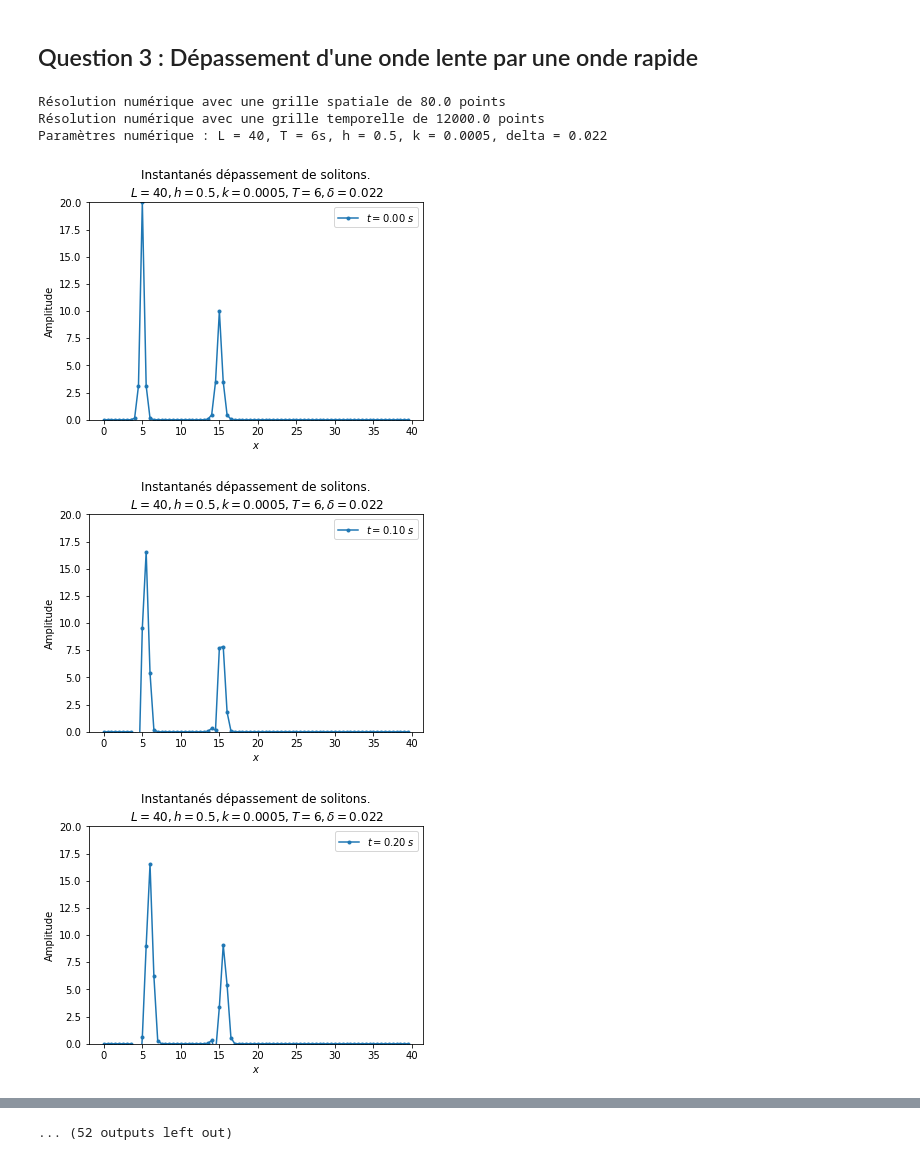
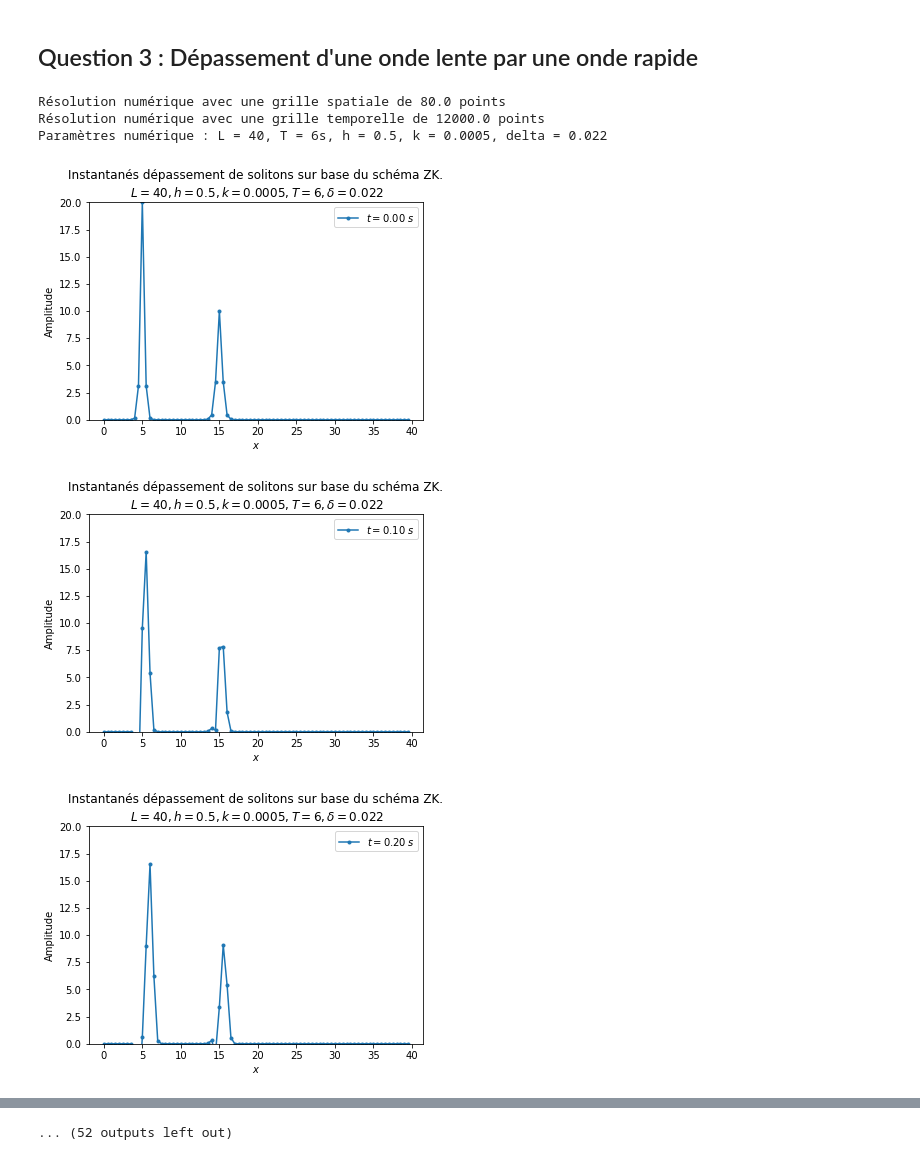
Before and after one commit to AmauryLaridon/LPHYS1303-Projet1, a Jupyter notebook: Notebook.ipynb, the cells around one changed output, grey strips where cells are left out. Saved outputs shown, nothing was run; the diff lists cells and outputs as text; code cells hidden in the pictures.

```diff
--- a/Notebook.ipynb
+++ b/Notebook.ipynb
@@ -15,18 +15,20 @@ from scipy.stats import hypsecant
 ### Stabilité du schéma Upwind : Calcul de $|\kappa|^2$
 # %%
 def k(alpha, beta):
+    """Calcul du facteur d'amplifcation du schéma Upwind"""
     rh = np.arange(0,4*pi, 0.05)
     kap = [(1+2*alpha*(sin(x/2)**2))**2 + (sin(x)**2)*(alpha - 4*beta*(sin(x/2)**2))**2 for x in rh]
     return max(kap)
 
-al = np.arange(-1.1,0.1, 0.05)
-be = np.arange(-0.7,0.3, 0.05)
+al = np.arange(-1.1,0.1, 0.05) #Paramètres numériques alpha
+be = np.arange(-0.7,0.3, 0.05) #Paramètre numériques beta
 
 kappa = [[k(a,b) for a in al] for b in be]
 
 [aa,bb]=np.meshgrid(al,be)
 levels = np.arange(0,6,0.5)
 plt.contourf(aa,bb, np.array(kappa), levels)
+plt.title('Module carré du facteur d\'amplification $\kappa$ en fonction des paramètres numériques.')
 plt.xlabel("alpha")
 plt.ylabel("beta")
 plt.colorbar()
@@ -39,8 +41,9 @@ for i,ka in enumerate(kappa) :
         else:
             kappa[i][j] = 0
 
-levels = [0,1,1001]
+levels = [0,1,1000] #Échelle choisie de telle sorte qu'elle met en avant le domaine de stabilité.
 plt.contourf(aa,bb, np.array(kappa), levels)
+plt.title('Module carré du facteur d\'amplification $\kappa$ en fonction des paramètres numériques.')
 plt.xlabel("alpha")
 plt.ylabel("beta")
 plt.colorbar()
@@ -213,17 +210,34 @@ from matplotlib.pyplot import cm
 
 
 def onde1(x):
+    """Fonction de condition initiale gaussienne"""
     return (1/sqrt(2*np.pi*0.01)) * exp(-50*(x-1)**2)
 
 def onde2(x):
     return (1/sqrt(2*np.pi*0.4)) * exp(-1.25*(x-5)**2)
 
 def u0(x):
+    """Fonction de condition initiale comme superposition deux ondes"""
     return onde1(x) + onde2(x)
+
+def soliton1(x,c,a):
+    """Fonction de condition initiale comme solution analytique d'un soliton."""
+    return 0.5*c*(pi*hypsecant.pdf((x-a)*sqrt(c)/2))**2
+
+def soliton2(x,c,a):
+    return 0.5*c*(pi*hypsecant.pdf((x-a)*sqrt(c)/2))**2
+
+def solit(c1,a1,c2,a2):
+    """Fonction de condition initiale comme superposition deux solitons"""
+    def sol_(x):
+        return soliton1(x,c1,a1) + soliton2(x,c2,a2)
+    return sol_
+
 
 delta = 0.022
 
 def time_ev(u_0, t_f, k, x_f, h):
+    """Résolution numérique de l'équation de KdV sur base du schéma de Zabusky-Krustal"""
     x_0 = 0
     L = x_f- x_0
     N = L/h
@@ -255,10 +269,9 @@ def time_ev(u_0, t_f, k, x_f, h):
     n = np.zeros(np.shape(t_span)[0])
     for t in t_span:
         n = [int(t/k)]
-        #for j in range(np.shape(t_span)[0]):
         if n[0] < len(U):
             plt.plot(x_range, U[n[0]], label = "$t={:2.2f}\; s$".format(t), marker ='.')
-            plt.title('Instantanés dépassement de solitons.\n $L = {}, h = {}, k = {}, T = {}, \delta = {}$'.format(x_f, h, k, t_f, delta))
+            plt.title('Instantanés dépassement de solitons sur base du schéma ZK.\n $L = {}, h = {}, k = {}, T = {}, \delta = {}$'.format(x_f, h, k, t_f, delta))
             plt.xlabel('$x$')
             plt.ylabel('Amplitude')
             plt.ylim([0,20])
@@ -266,13 +279,14 @@ def time_ev(u_0, t_f, k, x_f, h):
             plt.show(block=False)
             plt.pause(0.05)
             plt.clf()
+    plt.close()
     #Plot d'Instantanés
     t_span = [0, 0.1, 3, 5]
     n = np.zeros(np.shape(t_span)[0])
     n = [int(t_span[i]/k) for i in range(np.shape(t_span)[0])]
     for i in range(np.shape(t_span)[0]):
         plt.plot(x_range, U[n[i]], label="$t = {:2.2f}s$".format(t_span[i]), marker=',')
-    plt.title('Instantanés dépassement de solitons.\n $L = {}, h = {}, k = {}, T = {}, \delta = {}$'.format(x_f, h, k, t_f, delta))
+    plt.title('Instantanés dépassement de solitons sur base du schéma ZK.\n $L = {}, h = {}, k = {}, T = {}, \delta = {}$'.format(x_f, h, k, t_f, delta))
     plt.xlabel('$x$')
     plt.ylabel('Amplitude')
     plt.legend()
@@ -291,46 +305,34 @@ def time_ev(u_0, t_f, k, x_f, h):
     fig, ax = plt.subplots()
     ax.set_xlim(x_0,x_f)
     ax.set_ylim(-5,20)
     line, = ax.plot(U0)
 
     def animation_frame(i):
         x_data.append(i)
         y_data.append(i)
         line.set_xdata(x_data)
         line.set_ydata(y_data)
         return line,
 
     animation = FuncAnimation(fig, func=animation_frame, frames = np.arange(0, 10, 0.01), interval = 1)
     plt.show()
     """
-    #Plot 2D
+    #Plot du Meshgrid
     [xx,tt]=np.meshgrid(x_range,t_range)
     plt.contourf(xx,tt, np.array(U), levels = 10)
     plt.title('Dépassement de solitons.\n $L = {}, h = {}, k = {}, T = {}, \delta = {}$'.format(x_f, h, k, t_f, delta))
     plt.xlabel("x")
     plt.ylabel("t")
     plt.colorbar()
     plt.show()
     plt.clf()
 
-def soliton1(x,c,a):
-    return 0.5*c*(pi*hypsecant.pdf((x-a)*sqrt(c)/2))**2
-
-def soliton2(x,c,a):
-    return 0.5*c*(pi*hypsecant.pdf((x-a)*sqrt(c)/2))**2
-
-def solit(c1,a1,c2,a2):
-    def sol_(x):
-        return soliton1(x,c1,a1) + soliton2(x,c2,a2)
-    return sol_
-
-
 if __name__ == "__main__":
     time_ev(solit(20,15,40,5), 6, 0.0005, 40, 0.5)
 # %% [output]
 Résolution numérique avec une grille spatiale de 80.0 points
 Résolution numérique avec une grille temporelle de 12000.0 points
 Paramètres numérique : L = 40, T = 6s, h = 0.5, k = 0.0005, delta = 0.022
-[figure, old version]
+[figure, new version]
-[figure, old version]
+[figure, new version]
-[figure, old version]
+[figure, new version]
```
Also changed, not shown: parts of 3 cells of this notebook.
